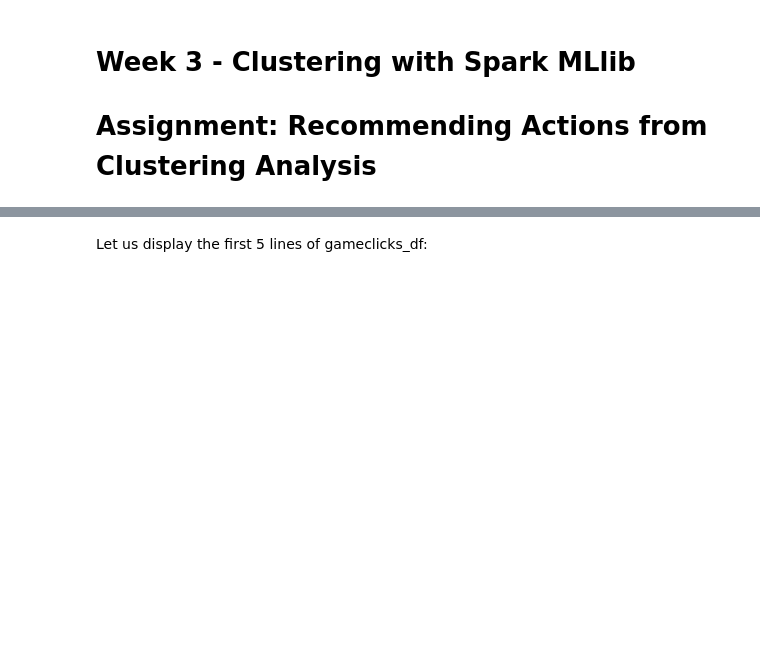
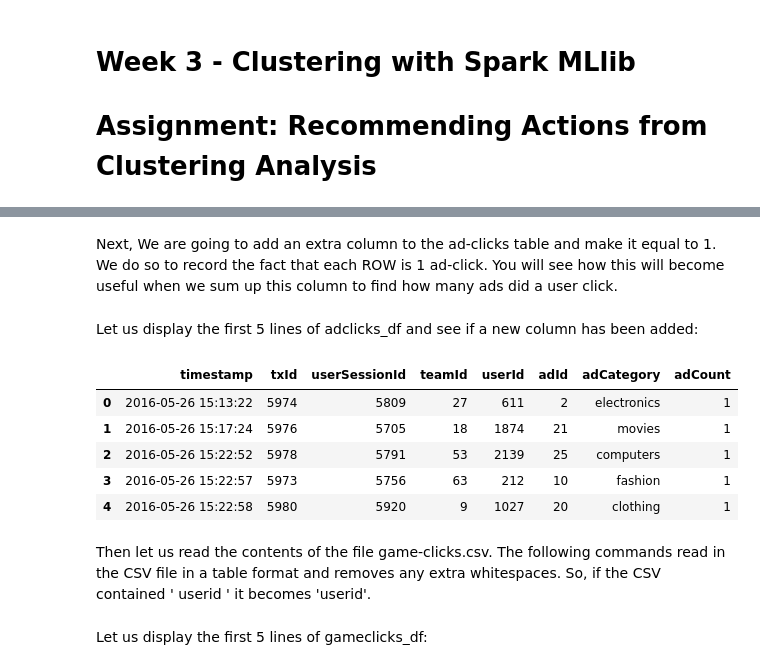
Before and after one commit to jingwen-z/bigdata-ucsd, a Jupyter notebook: capstone-project/pyspark-mllib-clustering.ipynb, the cells around one changed output, grey strips where cells are left out. Cells and saved outputs as stored; diff of their text form; code cells hidden in the pictures; blank space fills up the shorter version.

```diff
--- a/capstone-project/pyspark-mllib-clustering.ipynb
+++ b/capstone-project/pyspark-mllib-clustering.ipynb
@@ -13,0 +14,3 @@ First let us read the contents of the file game-clicks.csv. The following comman
+# %%
+adclicks_df = pd.read_csv('file:///home/cloudera/Downloads/big_data_capstone_datasets_and_scripts/flamingo-data/ad-clicks.csv')
+adclicks_df = adclicks_df.rename(columns=lambda x: x.strip()) #remove whitespaces from headers
@@ -13,0 +28,2 @@ First let us read the contents of the file game-clicks.csv. The following comman
+# %% [markdown]
+Next, We are going to add an extra column to the ad-clicks table and make it equal to 1. We do so to record the fact that each ROW is 1 ad-click. You will see how this will become useful when we sum up this column to find how many ads did a user click.
@@ -14,3 +32,16 @@ First let us read the contents of the file game-clicks.csv. The following comman
+# %% [markdown]
+Let us display the first 5 lines of adclicks_df and see if a new column has been added:
+# %%
+adclicks_df.head(5)
+# %% [output]
+|  | timestamp | txId | userSessionId | teamId | userId | adId | adCategory | adCount |
+| 0 | 2016-05-26 15:13:22 | 5974 | 5809 | 27 | 611 | 2 | electronics | 1 |
+| 1 | 2016-05-26 15:17:24 | 5976 | 5705 | 18 | 1874 | 21 | movies | 1 |
+| 2 | 2016-05-26 15:22:52 | 5978 | 5791 | 53 | 2139 | 25 | computers | 1 |
+| 3 | 2016-05-26 15:22:57 | 5973 | 5756 | 63 | 212 | 10 | fashion | 1 |
+| 4 | 2016-05-26 15:22:58 | 5980 | 5920 | 9 | 1027 | 20 | clothing | 1 |
+# %% [markdown]
+Then let us read the contents of the file game-clicks.csv. The following commands read in the CSV file in a table format and removes any extra whitespaces. So, if the CSV contained ' userid ' it becomes 'userid'.
 # %%
 gameclicks_df = pd.read_csv('file:///home/cloudera/Downloads/big_data_capstone_datasets_and_scripts/flamingo-data/game-clicks.csv')
 gameclicks_df = gameclicks_df.rename(columns=lambda x: x.strip()) #remove whitespaces from headers
```
Also changed, not shown: parts of 23 cells of this notebook.
